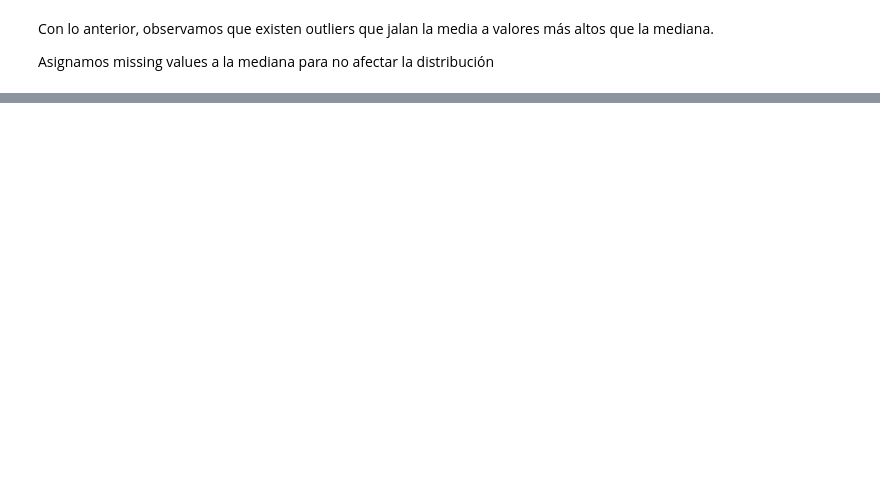
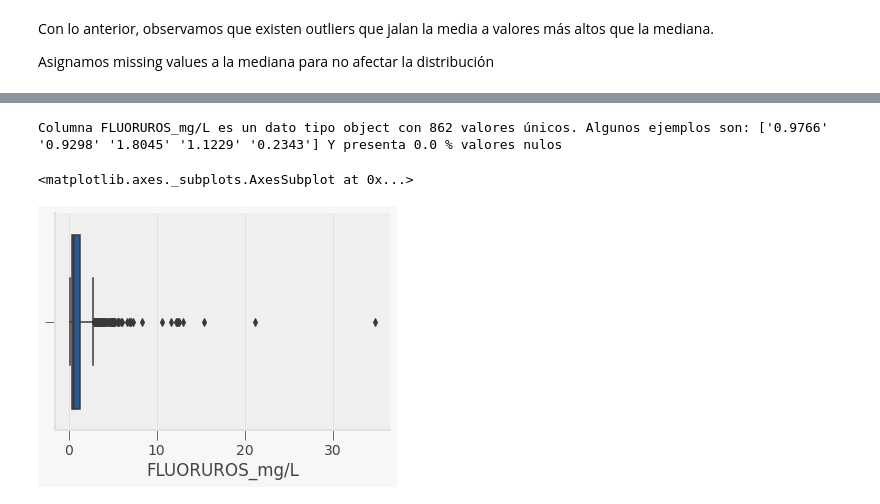
Before and after one commit to PosgradoMNA/actividades-del-projecto-equipo_88, a Jupyter notebook: Reto_Eq_88.ipynb, the cells around one changed output, grey strips where cells are left out. Cells and saved outputs as stored; diff of their text form; code cells hidden in the pictures; blank space fills up the shorter version.

```diff
--- a/Reto_Eq_88.ipynb
+++ b/Reto_Eq_88.ipynb
@@ -592,0 +642,14 @@ df[variable] = df[variable].fillna(value=valor) ## Asignación a valores nulos
+# %%
+for i in df[[variable]]:
+  print('Columna ' + str(i) + ' es un dato tipo ' +  str(df.dtypes[i]) + ' con ' + str(df[i].nunique()) + ' valores únicos. ' + 'Algunos ejemplos son: ' + str(np.array(df.loc[:,i][0:5])) + ' Y presenta ' + str(round((df[i].isna().sum()/df[i].count())*100,2)) +' % valores nulos' )
+# %% [output]
+Columna FLUORUROS_mg/L es un dato tipo object con 862 valores únicos. Algunos ejemplos son: ['0.9766' '0.9298' '1.8045' '1.1229' '0.2343'] Y presenta 0.0 % valores nulos
+# %%
+df[variable] = np.where(df[variable]=="<0.2", np.nan, df[variable])
+# %%
+df[variable] = df[variable].astype("double")
+# %%
+sns.boxplot(x=df[variable])
+# %% [output]
+<matplotlib.axes._subplots.AxesSubplot at 0x...>
+[figure, added]
```
Also changed, not shown: parts of 27 cells of this notebook.
